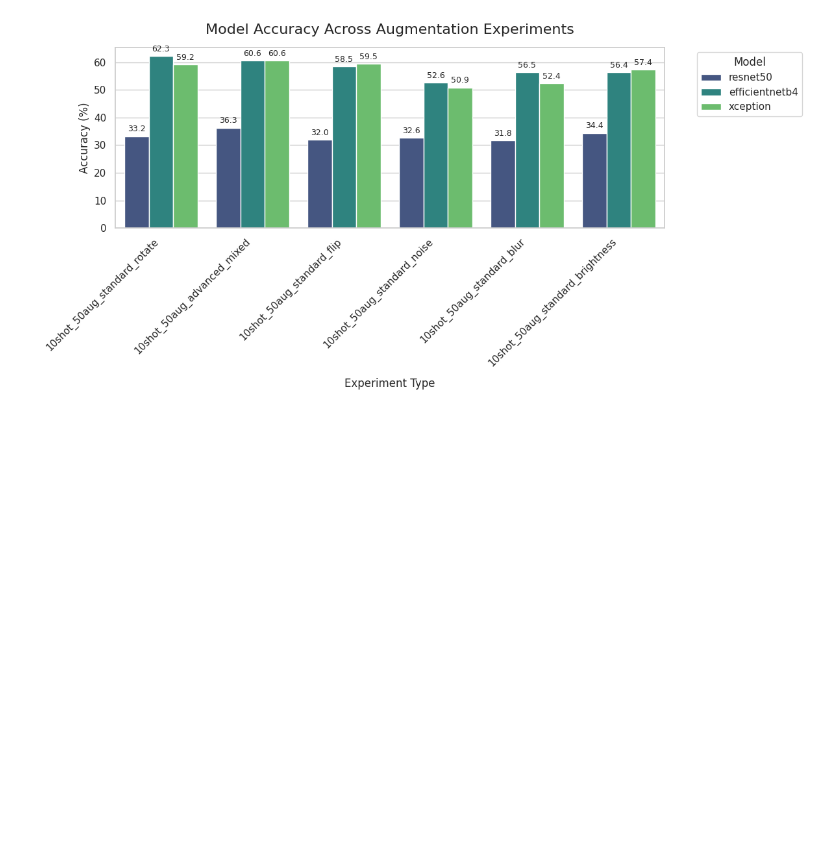
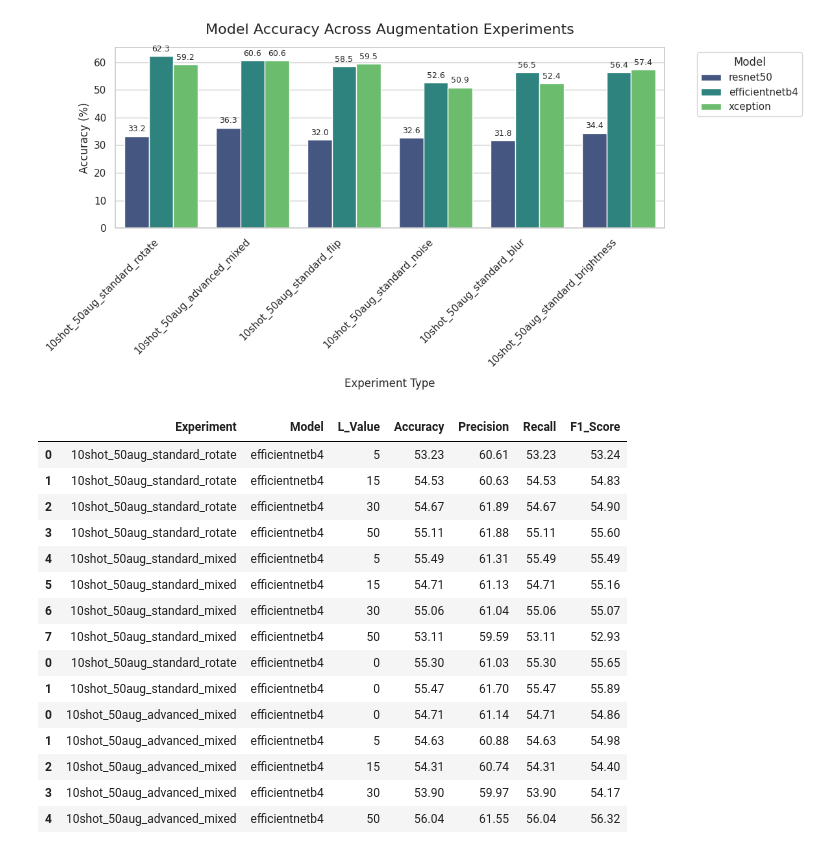
Before and after one commit to kaminskaz/deep_learning, a Jupyter notebook: code/contrastive.ipynb, the cells around one changed output. Drawn from its saved outputs; the diff is of its cells as text; code cells hidden in the pictures; blank space fills up the shorter version.

```diff
--- a/code/contrastive.ipynb
+++ b/code/contrastive.ipynb
@@ -112,0 +121,19 @@ plt.show()
+# %%
+plotdata
+# %% [output]
+|  | Experiment | Model | L_Value | Accuracy | Precision | Recall | F1_Score |
+| 0 | 10shot_50aug_standard_rotate | efficientnetb4 | 5 | 53.23 | 60.61 | 53.23 | 53.24 |
+| 1 | 10shot_50aug_standard_rotate | efficientnetb4 | 15 | 54.53 | 60.63 | 54.53 | 54.83 |
+| 2 | 10shot_50aug_standard_rotate | efficientnetb4 | 30 | 54.67 | 61.89 | 54.67 | 54.90 |
+| 3 | 10shot_50aug_standard_rotate | efficientnetb4 | 50 | 55.11 | 61.88 | 55.11 | 55.60 |
+| 4 | 10shot_50aug_standard_mixed | efficientnetb4 | 5 | 55.49 | 61.31 | 55.49 | 55.49 |
+| 5 | 10shot_50aug_standard_mixed | efficientnetb4 | 15 | 54.71 | 61.13 | 54.71 | 55.16 |
+| 6 | 10shot_50aug_standard_mixed | efficientnetb4 | 30 | 55.06 | 61.04 | 55.06 | 55.07 |
+| 7 | 10shot_50aug_standard_mixed | efficientnetb4 | 50 | 53.11 | 59.59 | 53.11 | 52.93 |
+| 0 | 10shot_50aug_standard_rotate | efficientnetb4 | 0 | 55.30 | 61.03 | 55.30 | 55.65 |
+| 1 | 10shot_50aug_standard_mixed | efficientnetb4 | 0 | 55.47 | 61.70 | 55.47 | 55.89 |
+| 0 | 10shot_50aug_advanced_mixed | efficientnetb4 | 0 | 54.71 | 61.14 | 54.71 | 54.86 |
+| 1 | 10shot_50aug_advanced_mixed | efficientnetb4 | 5 | 54.63 | 60.88 | 54.63 | 54.98 |
+| 2 | 10shot_50aug_advanced_mixed | efficientnetb4 | 15 | 54.31 | 60.74 | 54.31 | 54.40 |
+| 3 | 10shot_50aug_advanced_mixed | efficientnetb4 | 30 | 53.90 | 59.97 | 53.90 | 54.17 |
+| 4 | 10shot_50aug_advanced_mixed | efficientnetb4 | 50 | 56.04 | 61.55 | 56.04 | 56.32 |
```
Also changed, not shown: parts of 4 cells of this notebook, 10 other files.
